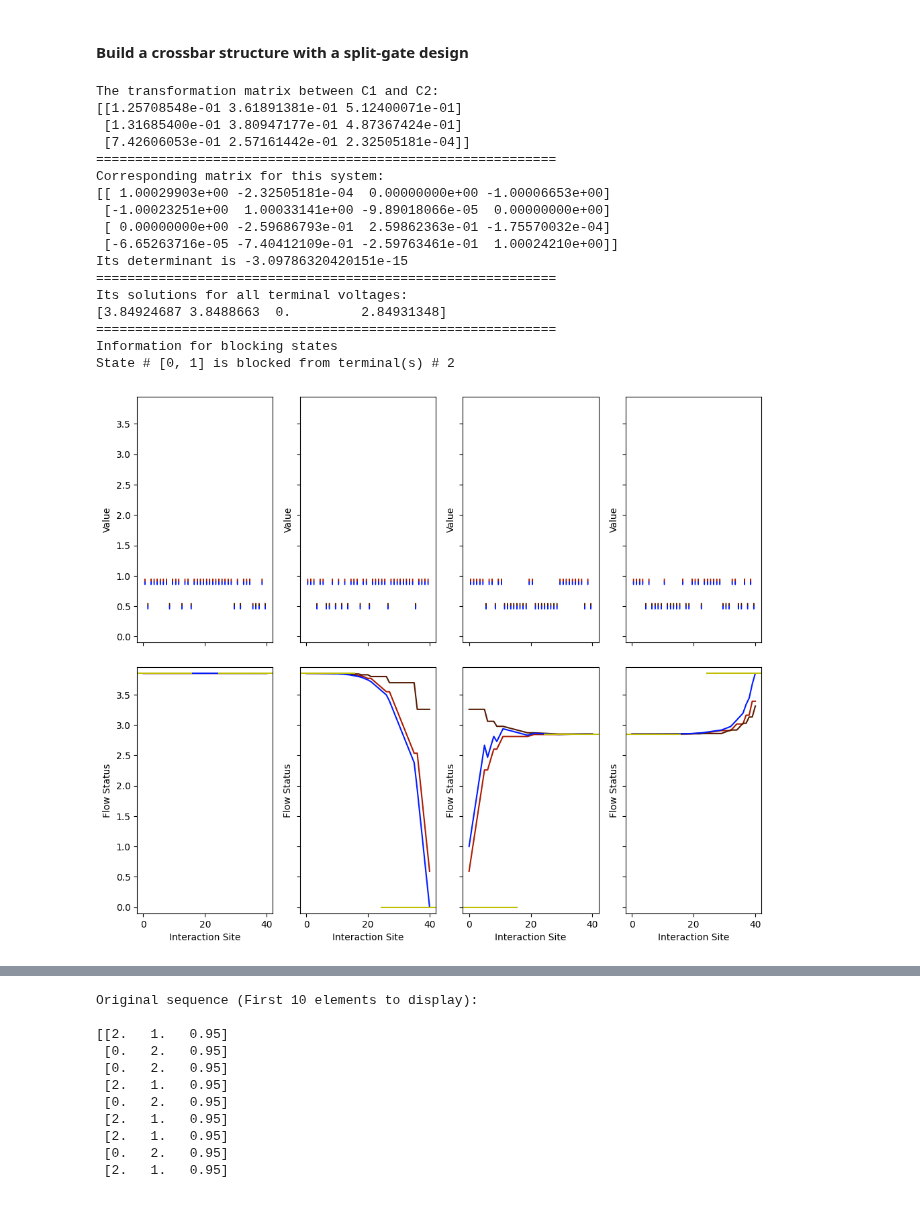
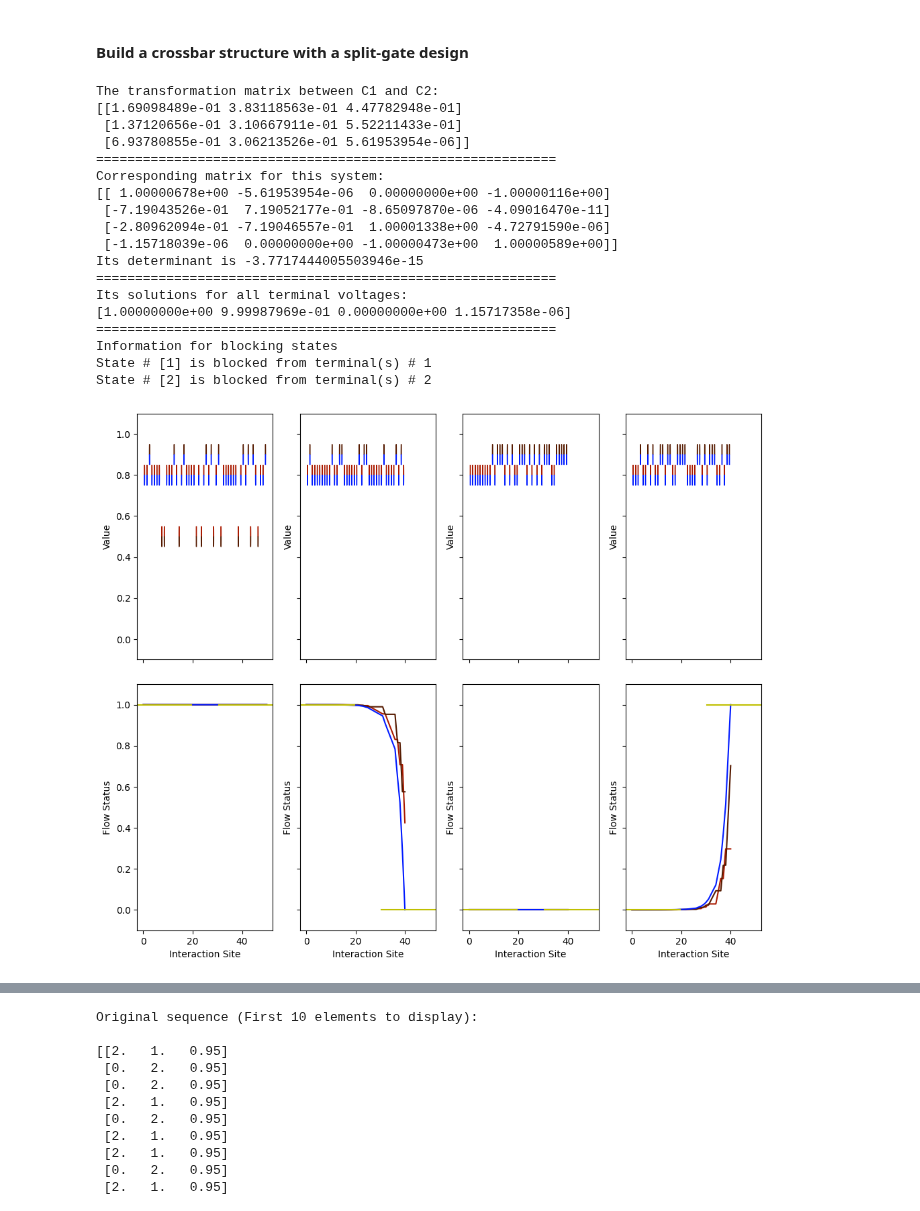
Before and after one commit to LarsonLaugh/Counterfusion, a Jupyter notebook: demo.ipynb, the cells around one changed output, grey strips where cells are left out. Drawn from its saved outputs; the diff is of its cells as text; code cells hidden in the pictures.

```diff
--- a/demo.ipynb
+++ b/demo.ipynb
@@ -571,15 +571,15 @@ zeroVoltTerminal = 2
 #===============================================================
 # Information of scattering events
 # Interaction parameters
-beta = 0.9
-delta = 0.5
-blockStates = [[2,[0,1]]]
+beta = 0.8
+delta = 0.9
+blockStates = [[1,[1]],[2,[2]]]
 # The definition of blocking_state should strictly follow this rule:
 # [[index_of_terminal#1,[all blocked states in this terminal]],[[index_of_terminal#2,[all blocked states in this terminal],...]]]
 #===============================================================
 # Information for scattering events
 numperEdge = 10
-edgeDef1 = [[0,2,beta,numperEdge],[1,2,delta,numperEdge]]
+edgeDef1 = [[0,2,beta,numperEdge],[1,2,delta,numperEdge],[0,1,0.5,numperEdge]]
 edgeDef2 = [[0,2,beta,numperEdge*2]] # #1 edge state does not exist here
 edgeDef3 = [[0,2,beta,numperEdge*2]] # #1 edge state does not exist here
 edgeDef4 = [[0,2,beta,numperEdge],[1,2,delta,numperEdge]]
@@ -594,44 +594,45 @@ for edgeDef in edgeDefs:
 graph = []
 for edgeInfo in edgesInfo:
     graph.append(Edge(edgeInfo,totalNumMover,numForwardMover))
 
 print("The transformation matrix between C1 and C2:")
 print(graph[0].trans_mat())
 print("===========================================================")
 nodesCurrent = [1,0,-1,0]
 sys = System(nodesCurrent,graph,numForwardMover,zeroVoltTerminal,blockStates)
 #================================================================
 # Your system has been defined, let us make some fun out of it.
 print("Corresponding matrix for this system:")
 M = sys.mastermat()
 print(M)
 print("Its determinant is", np.linalg.det(sys.mastermat()))
 print("===========================================================")
 print("Its solutions for all terminal voltages:")
 print(sys.solve())
 print("===========================================================")
 print("Information for blocking states")
 [print("State #",info[1],"is blocked from terminal(s) #", info[0]) for info in blockStates]
 axs=sys.plot()
 # %% [output]
 The transformation matrix between C1 and C2:
-[[1.25708548e-01 3.61891381e-01 5.12400071e-01]
- [1.31685400e-01 3.80947177e-01 4.87367424e-01]
- [7.42606053e-01 2.57161442e-01 2.32505181e-04]]
+[[1.69098489e-01 3.83118563e-01 4.47782948e-01]
+ [1.37120656e-01 3.10667911e-01 5.52211433e-01]
+ [6.93780855e-01 3.06213526e-01 5.61953954e-06]]
 ===========================================================
 Corresponding matrix for this system:
-[[ 1.00029903e+00 -2.32505181e-04  0.00000000e+00 -1.00006653e+00]
- [-1.00023251e+00  1.00033141e+00 -9.89018066e-05  0.00000000e+00]
- [ 0.00000000e+00 -2.59686793e-01  2.59862363e-01 -1.75570032e-04]
- [-6.65263716e-05 -7.40412109e-01 -2.59763461e-01  1.00024210e+00]]
-Its determinant is -3.09786320420151e-15
+[[ 1.00000678e+00 -5.61953954e-06  0.00000000e+00 -1.00000116e+00]
+ [-7.19043526e-01  7.19052177e-01 -8.65097870e-06 -4.09016470e-11]
+ [-2.80962094e-01 -7.19046557e-01  1.00001338e+00 -4.72791590e-06]
+ [-1.15718039e-06  0.00000000e+00 -1.00000473e+00  1.00000589e+00]]
+Its determinant is -3.7717444005503946e-15
 ===========================================================
 Its solutions for all terminal voltages:
-[3.84924687 3.8488663  0.         2.84931348]
+[1.00000000e+00 9.99987969e-01 0.00000000e+00 1.15717358e-06]
 ===========================================================
 Information for blocking states
-State # [0, 1] is blocked from terminal(s) # 2
+State # [1] is blocked from terminal(s) # 1
+State # [2] is blocked from terminal(s) # 2
-[figure, old version]
+[figure, new version]
 # %%
 [print(sum(M[:,i])) for i in range(4)]
 # %% [output]
```
Also changed, not shown: parts of 2 cells of this notebook, 1 other file.
